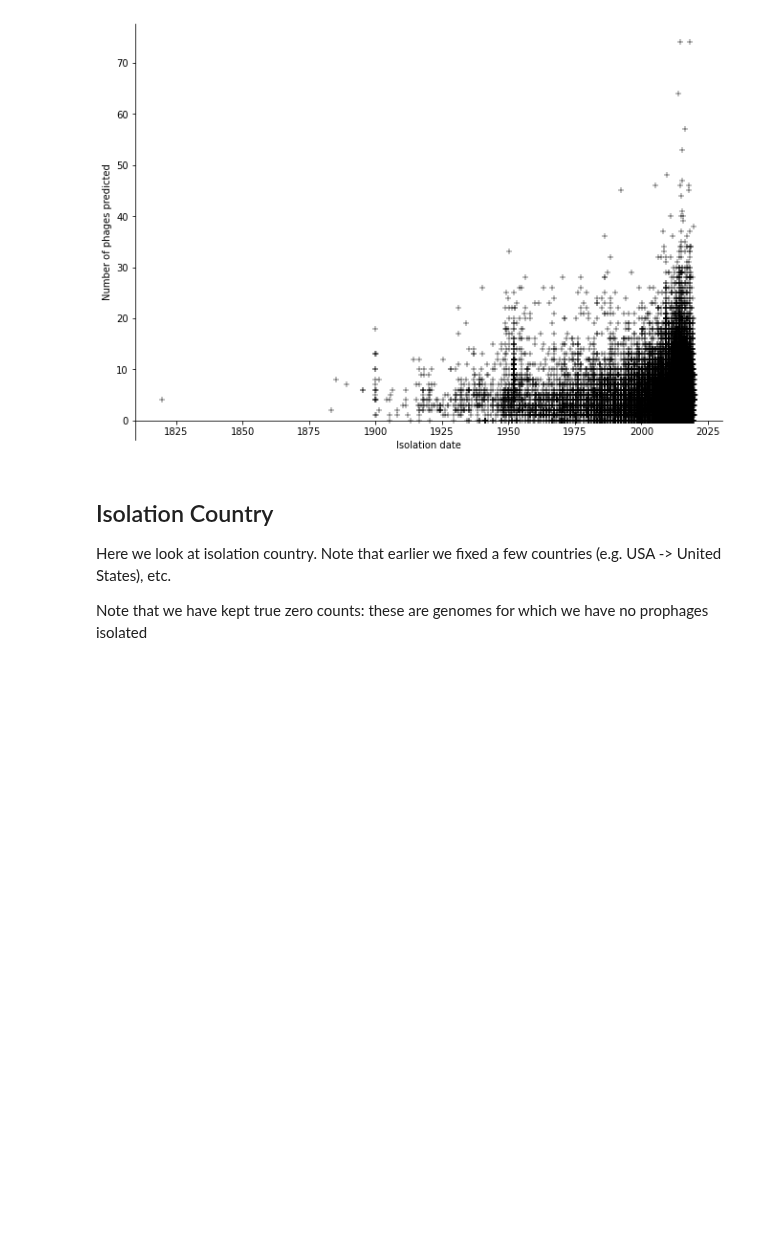
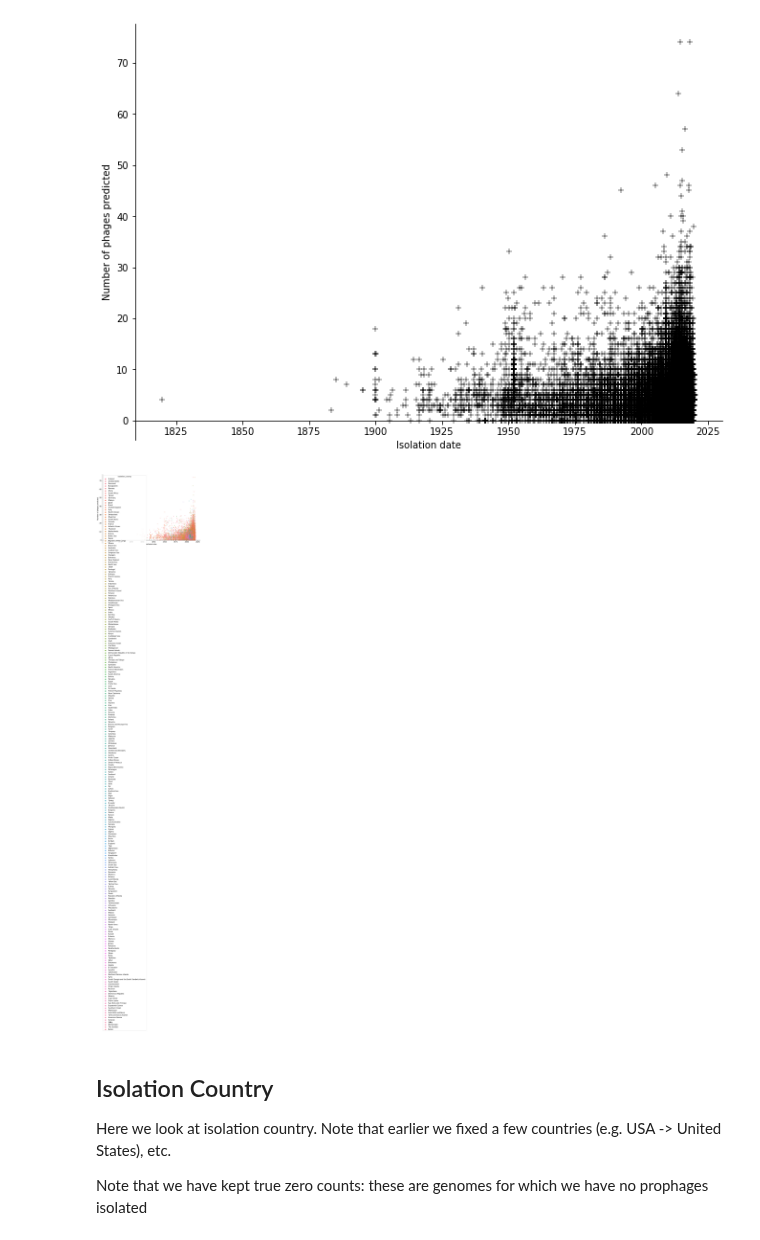
Before and after one commit to linsalrob/PhispyAnalysis, a Jupyter notebook: DataAnalysis/RAST sources.ipynb, the cells around one changed output. Cells and saved outputs as stored; diff of their text form; code cells hidden in the pictures; blank space fills up the shorter version.

```diff
--- a/DataAnalysis/RAST sources.ipynb
+++ b/DataAnalysis/RAST sources.ipynb
@@ -539,6 +545,17 @@ ax.spines['right'].set_color('none')
 fig.savefig(f"images/phages_vs_ya.svg")
 # %% [output]
 [figure]
+# %%
+fig, ax = plt.subplots(nrows=1, ncols=1, figsize=(11, 8))
+ax = sns.scatterplot(x='isolation_date', y='Kept', data=phagemeta[phagemeta['isolation_date'] != -1], hue=phagemeta['isolation_country'], ax=ax, marker='+', color='k')
+ax.set_ylabel("Number of phages predicted")
+ax.set_xlabel("Isolation date")
+#ax.axhline(y=0, color='k')
+ax.spines['bottom'].set_position('zero')
+ax.spines['top'].set_color('none')
+ax.spines['right'].set_color('none')
+# %% [output]
+[figure, added]
 # %% [markdown]
 ## Isolation Country
 
```
Also changed, not shown: parts of 11 cells of this notebook, 2 other files.
